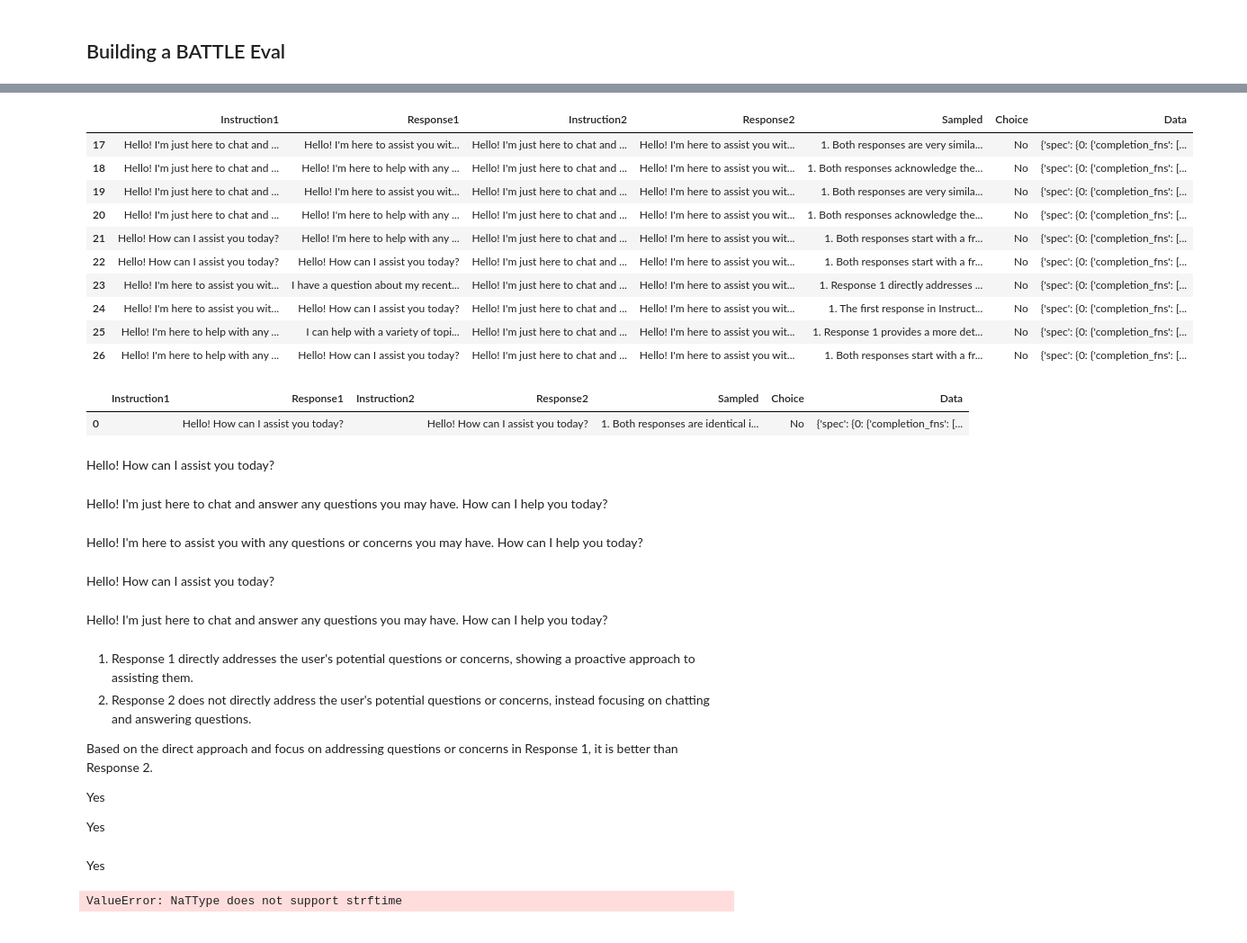
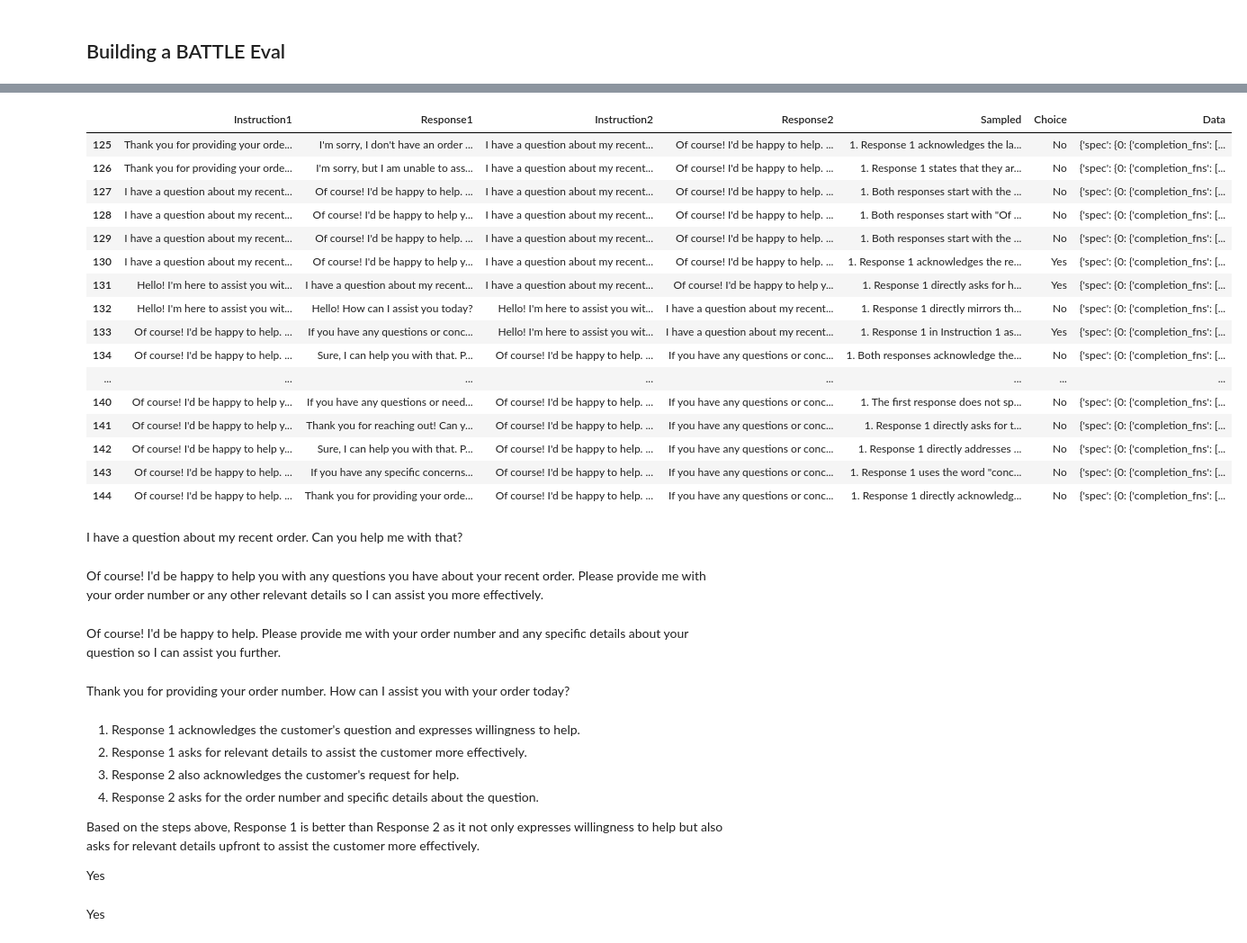
Before and after one commit to OpenAIRes/evals, a Jupyter notebook: examples/battle.ipynb, the cells around one changed output, grey strips where cells are left out. Shown at 90% size. Saved outputs shown, nothing was run; the diff lists cells and outputs as text; code cells hidden in the pictures.

Commit message:
Help with an order dataset finished

```diff
--- a/examples/battle.ipynb
+++ b/examples/battle.ipynb
@@ -234,21 +228,22 @@ all done, generation distance 4
 # %%
-dataset.iloc[-10:]
+dataset.iloc[-20:]
 # %% [output]
 |  | Instruction1 | Response1 | Instruction2 | Response2 | Sampled | Choice | Data |
-| 17 | Hello! I'm just here to chat and ... | Hello! I'm here to assist you wit... | Hello! I'm just here to chat and ... | Hello! I'm here to assist you wit... | 1. Both responses are very simila... | No | {'spec': {0: {'completion_fns': [... |
-| 18 | Hello! I'm just here to chat and ... | Hello! I'm here to help with any ... | Hello! I'm just here to chat and ... | Hello! I'm here to assist you wit... | 1. Both responses acknowledge the... | No | {'spec': {0: {'completion_fns': [... |
-| 19 | Hello! I'm just here to chat and ... | Hello! I'm here to assist you wit... | Hello! I'm just here to chat and ... | Hello! I'm here to assist you wit... | 1. Both responses are very simila... | No | {'spec': {0: {'completion_fns': [... |
-| 20 | Hello! I'm just here to chat and ... | Hello! I'm here to help with any ... | Hello! I'm just here to chat and ... | Hello! I'm here to assist you wit... | 1. Both responses acknowledge the... | No | {'spec': {0: {'completion_fns': [... |
-| 21 | Hello! How can I assist you today? | Hello! I'm here to help with any ... | Hello! I'm just here to chat and ... | Hello! I'm here to assist you wit... | 1. Both responses start with a fr... | No | {'spec': {0: {'completion_fns': [... |
-| 22 | Hello! How can I assist you today? | Hello! How can I assist you today? | Hello! I'm just here to chat and ... | Hello! I'm here to assist you wit... | 1. Both responses start with a fr... | No | {'spec': {0: {'completion_fns': [... |
-| 23 | Hello! I'm here to assist you wit... | I have a question about my recent... | Hello! I'm just here to chat and ... | Hello! I'm here to assist you wit... | 1. Response 1 directly addresses ... | No | {'spec': {0: {'completion_fns': [... |
-| 24 | Hello! I'm here to assist you wit... | Hello! How can I assist you today? | Hello! I'm just here to chat and ... | Hello! I'm here to assist you wit... | 1. The first response in Instruct... | No | {'spec': {0: {'completion_fns': [... |
-| 25 | Hello! I'm here to help with any ... | I can help with a variety of topi... | Hello! I'm just here to chat and ... | Hello! I'm here to assist you wit... | 1. Response 1 provides a more det... | No | {'spec': {0: {'completion_fns': [... |
-| 26 | Hello! I'm here to help with any ... | Hello! How can I assist you today? | Hello! I'm just here to chat and ... | Hello! I'm here to assist you wit... | 1. Both responses start with a fr... | No | {'spec': {0: {'completion_fns': [... |
+| 125 | Thank you for providing your orde... | I'm sorry, I don't have an order ... | I have a question about my recent... | Of course! I'd be happy to help. ... | 1. Response 1 acknowledges the la... | No | {'spec': {0: {'completion_fns': [... |
+| 126 | Thank you for providing your orde... | I'm sorry, but I am unable to ass... | I have a question about my recent... | Of course! I'd be happy to help. ... | 1. Response 1 states that they ar... | No | {'spec': {0: {'completion_fns': [... |
+| 127 | I have a question about my recent... | Of course! I'd be happy to help. ... | I have a question about my recent... | Of course! I'd be happy to help. ... | 1. Both responses start with the ... | No | {'spec': {0: {'completion_fns': [... |
+| 128 | I have a question about my recent... | Of course! I'd be happy to help y... | I have a question about my recent... | Of course! I'd be happy to help. ... | 1. Both responses start with "Of ... | No | {'spec': {0: {'completion_fns': [... |
+| 129 | I have a question about my recent... | Of course! I'd be happy to help. ... | I have a question about my recent... | Of course! I'd be happy to help. ... | 1. Both responses start with the ... | No | {'spec': {0: {'completion_fns': [... |
+| 130 | I have a question about my recent... | Of course! I'd be happy to help y... | I have a question about my recent... | Of course! I'd be happy to help. ... | 1. Response 1 acknowledges the re... | Yes | {'spec': {0: {'completion_fns': [... |
+| 131 | Hello! I'm here to assist you wit... | I have a question about my recent... | I have a question about my recent... | Of course! I'd be happy to help y... | 1. Response 1 directly asks for h... | Yes | {'spec': {0: {'completion_fns': [... |
+| 132 | Hello! I'm here to assist you wit... | Hello! How can I assist you today? | Hello! I'm here to assist you wit... | I have a question about my recent... | 1. Response 1 directly mirrors th... | No | {'spec': {0: {'completion_fns': [... |
+| 133 | Of course! I'd be happy to help. ... | If you have any questions or conc... | Hello! I'm here to assist you wit... | I have a question about my recent... | 1. Response 1 in Instruction 1 as... | Yes | {'spec': {0: {'completion_fns': [... |
+| 134 | Of course! I'd be happy to help. ... | Sure, I can help you with that. P... | Of course! I'd be happy to help. ... | If you have any questions or conc... | 1. Both responses acknowledge the... | No | {'spec': {0: {'completion_fns': [... |
+| ... | ... | ... | ... | ... | ... | ... | ... |
+| 140 | Of course! I'd be happy to help y... | If you have any questions or need... | Of course! I'd be happy to help. ... | If you have any questions or conc... | 1. The first response does not sp... | No | {'spec': {0: {'completion_fns': [... |
+| 141 | Of course! I'd be happy to help y... | Thank you for reaching out! Can y... | Of course! I'd be happy to help. ... | If you have any questions or conc... | 1. Response 1 directly asks for t... | No | {'spec': {0: {'completion_fns': [... |
+| 142 | Of course! I'd be happy to help y... | Sure, I can help you with that. P... | Of course! I'd be happy to help. ... | If you have any questions or conc... | 1. Response 1 directly addresses ... | No | {'spec': {0: {'completion_fns': [... |
+| 143 | Of course! I'd be happy to help. ... | If you have any specific concerns... | Of course! I'd be happy to help. ... | If you have any questions or conc... | 1. Response 1 uses the word "conc... | No | {'spec': {0: {'completion_fns': [... |
+| 144 | Of course! I'd be happy to help. ... | Thank you for providing your orde... | Of course! I'd be happy to help. ... | If you have any questions or conc... | 1. Response 1 directly acknowledg... | No | {'spec': {0: {'completion_fns': [... |
-# %%
-dataset#.iloc[166:]
-# %% [output]
-|  | Instruction1 | Response1 | Instruction2 | Response2 | Sampled | Choice | Data |
-| 0 |  | Hello! How can I assist you today? |  | Hello! How can I assist you today? | 1. Both responses are identical i... | No | {'spec': {0: {'completion_fns': [... |
 # %%
 from IPython.display import display_markdown
@@ -257,22 +250,17 @@ display_markdown(best_message[0]["content"], raw=True)
-# %%
-display_markdown(best_response, raw=True)
-# %% [output]
-Hello! How can I assist you today?
 # %%
-for entry in dataset[dataset["Choice"]=="Yes"].iloc[-1]:
+for entry in dataset[dataset["Choice"]=="Yes"].iloc[-1].drop("Data"):
     display_markdown(entry, raw=True)
 # %% [output]
-Hello! I'm just here to chat and answer any questions you may have. How can I help you today?
+I have a question about my recent order. Can you help me with that?
-Hello! I'm here to assist you with any questions or concerns you may have. How can I help you today?
+Of course! I'd be happy to help you with any questions you have about your recent order. Please provide me with your order number or any other relevant details so I can assist you more effectively.
-Hello! How can I assist you today?
+Of course! I'd be happy to help. Please provide me with your order number and any specific details about your question so I can assist you further.
-Hello! I'm just here to chat and answer any questions you may have. How can I help you today?
+Thank you for providing your order number. How can I assist you with your order today?
-1. Response 1 directly addresses the user's potential questions or concerns, showing a proactive approach to assisting them.
-2. Response 2 does not directly address the user's potential questions or concerns, instead focusing on chatting and answering questions.
+1. Response 1 acknowledges the customer's question and expresses willingness to help.
+2. Response 1 asks for relevant details to assist the customer more effectively.
+3. Response 2 also acknowledges the customer's request for help.
+4. Response 2 asks for the order number and specific details about the question.
 
-Based on the direct approach and focus on addressing questions or concerns in Response 1, it is better than Response 2.
+Based on the steps above, Response 1 is better than Response 2 as it not only expresses willingness to help but also asks for relevant details upfront to assist the customer more effectively.
 
 Yes
-
-Yes
 Yes
-ValueError: NaTType does not support strftime
```
Also changed, not shown: parts of 5 cells of this notebook, 3 other files.
